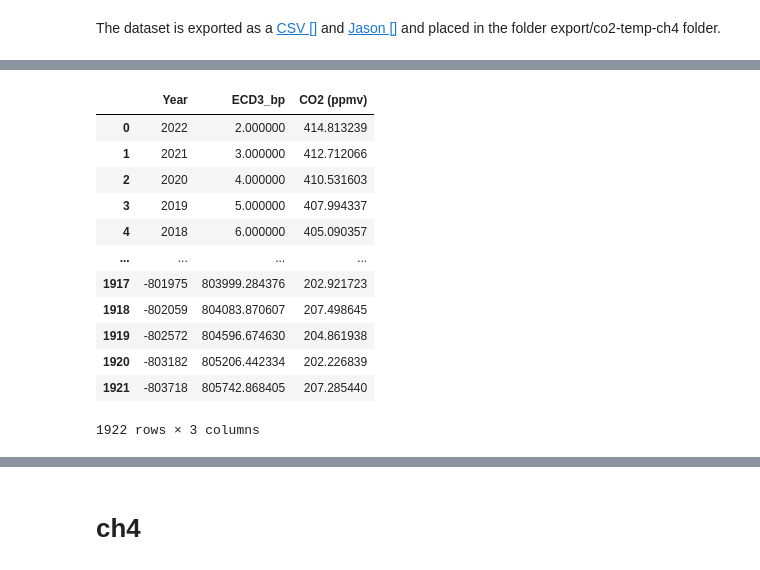
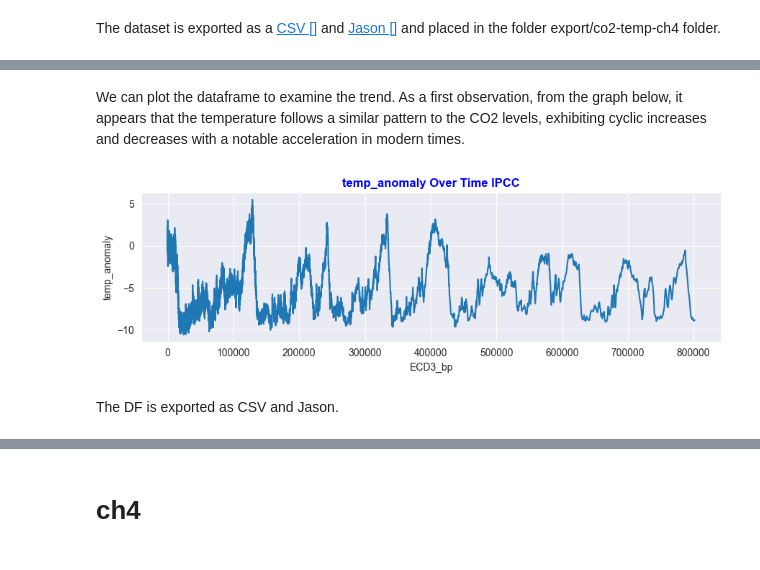
Before and after one commit to Cecilia8989/PfDA_Project2, a Jupyter notebook: pfda_project2.ipynb, the cells around one changed output, grey strips where cells are left out. Cells and saved outputs as stored; diff of their text form; code cells hidden in the pictures.

```diff
--- a/pfda_project2.ipynb
+++ b/pfda_project2.ipynb
@@ -707,0 +473,4 @@ temp_anomality_df = temp_anomality_df.sort_values('Year', ascending=False).reset
+# %%
+# drop row with null values
+# Reference: https://www.digitalocean.com/community/tutorials/pandas-dropna-drop-null-na-values-from-dataframe
+jouzel_temperature = jouzel_temperature.dropna()
@@ -746,16 +778,25 @@ temp_until_2022_df
-# %%
-co2_df
-# %% [output]
-|  | Year | ECD3_bp | CO2 (ppmv) |
-| 0 | 2022 | 2.000000 | 414.813239 |
-| 1 | 2021 | 3.000000 | 412.712066 |
-| 2 | 2020 | 4.000000 | 410.531603 |
-| 3 | 2019 | 5.000000 | 407.994337 |
-| 4 | 2018 | 6.000000 | 405.090357 |
-| ... | ... | ... | ... |
-| 1917 | -801975 | 803999.284376 | 202.921723 |
-| 1918 | -802059 | 804083.870607 | 207.498645 |
-| 1919 | -802572 | 804596.674630 | 204.861938 |
-| 1920 | -803182 | 805206.442334 | 202.226839 |
-| 1921 | -803718 | 805742.868405 | 207.285440 |
-1922 rows × 3 columns
+# %% [markdown]
+We can plot the dataframe to examine the trend. As a first observation, from the graph below, it appears that the temperature follows a similar pattern to the CO2 levels, exhibiting cyclic increases and decreases with a notable acceleration in modern times.
+# %%
+# Plotting temp anomaly against ECD3_bp
+
+# Set the figure size
+plt.figure(figsize=(9, 3))
+
+# Create a line plot
+sns.lineplot(x='ECD3_bp', y='temp_anomaly', data=temp_anomality_df)
+
+# Add labels and title
+plt.xlabel('ECD3_bp')
+plt.ylabel('temp_anomaly')
+plt.title('temp_anomaly Over Time IPCC', fontweight='bold', color='blue')
+
+# Improve spacing for better aesthetics
+plt.tight_layout()
+
+# Display the plot
+plt.show()
+# %% [output]
+[figure, added]
+# %% [markdown]
+The DF is exported as CSV and Jason.
```
Also changed, not shown: parts of 73 cells of this notebook, 2 other files.
